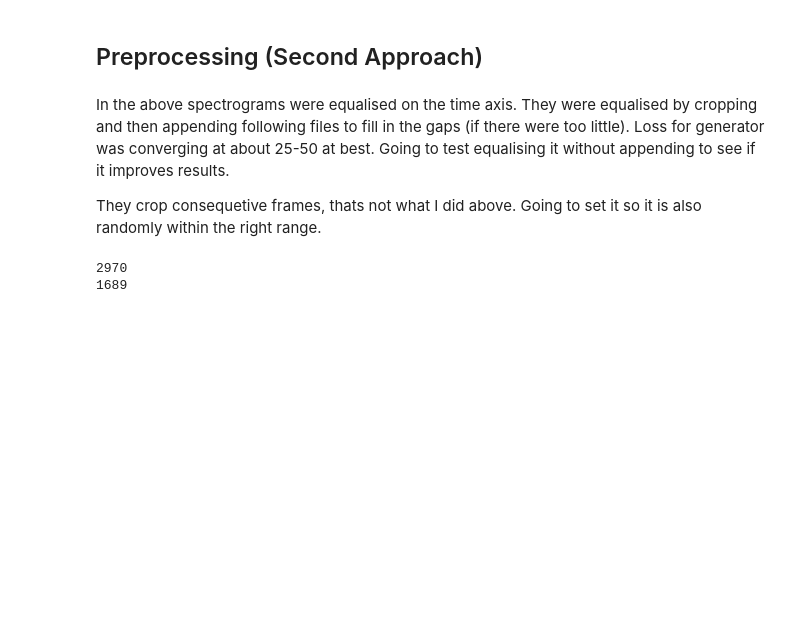
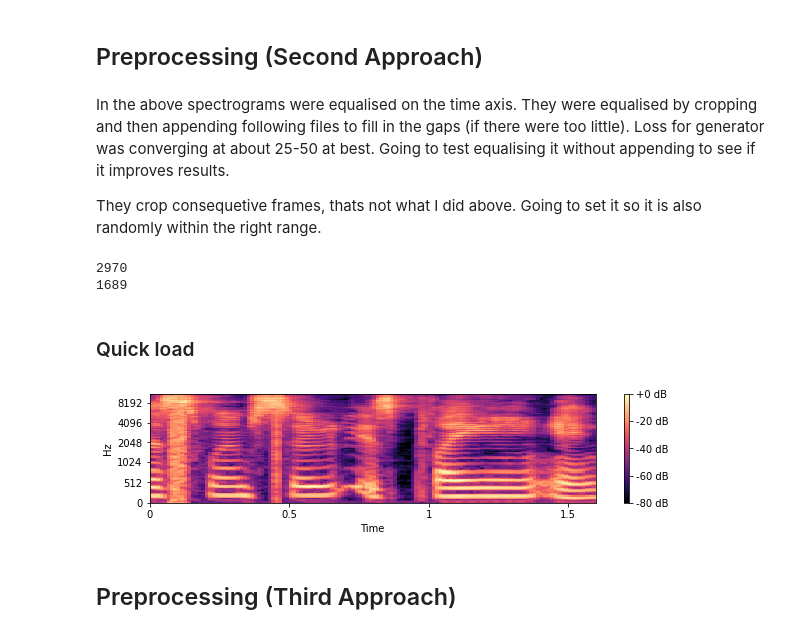
Before and after one commit to RussellSB/tt-vae-gan, a Jupyter notebook: preprocessing.ipynb, the cells around one changed output. Saved outputs shown, nothing was run; the diff lists cells and outputs as text; code cells hidden in the pictures; blank space fills up the shorter version.

```diff
--- a/preprocessing.ipynb
+++ b/preprocessing.ipynb
@@ -282,3 +282,14 @@ print(len(melset_4_128_cont))
 # %%
 save_pickle(melset_7_128_cont, 'pool/melset_7_128_cont.pickle')
 save_pickle(melset_4_128_cont, 'pool/melset_4_128_cont.pickle')
+# %% [markdown]
+### Quick load
+# %%
+melset_7_128_cont = load_pickle('pool/melset_7_128_cont.pickle')
+melset_7_128_cont = load_pickle('pool/melset_4_128_cont.pickle')
+# %%
+show_mel(melset_7_128_cont[500])
+# %% [output]
+[figure, added]
+# %% [markdown]
+## Preprocessing (Third Approach)
```
Also changed, not shown: parts of 2 cells of this notebook, 2 other files.
